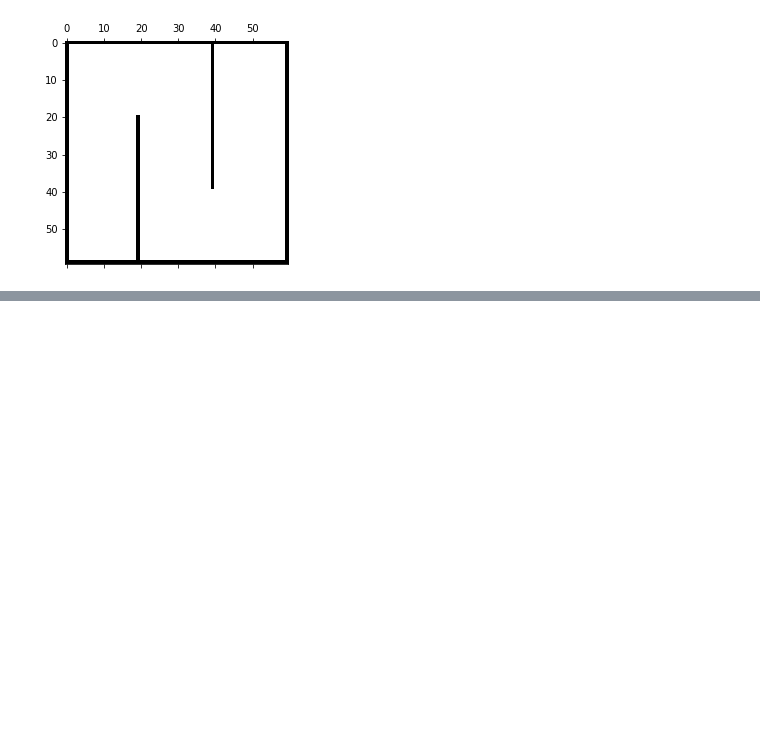
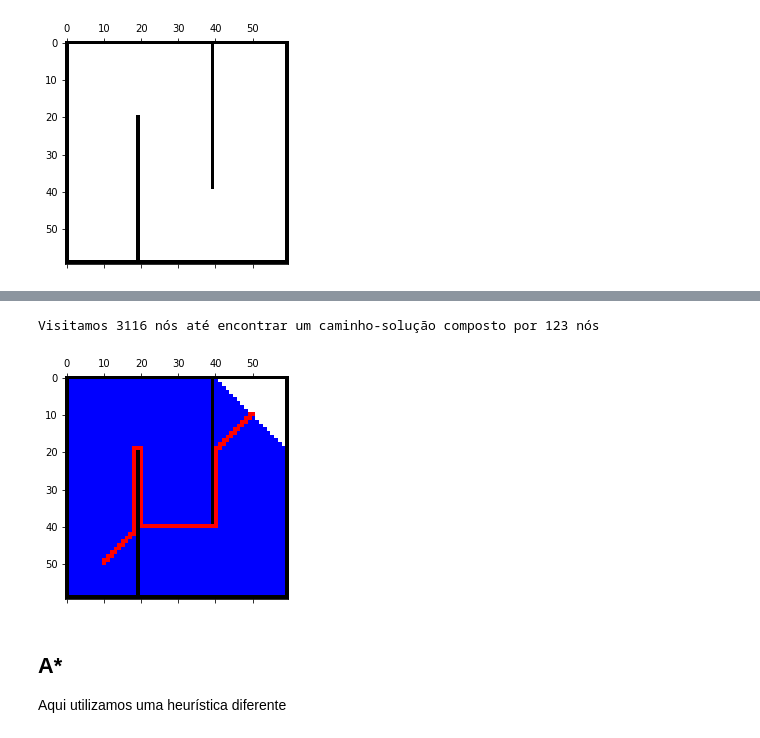
Before and after one commit to AkariUeda/mc906-lab1, a Jupyter notebook: mc906-lab1.ipynb, the cells around one changed output, grey strips where cells are left out. Drawn from its saved outputs; the diff is of its cells as text; code cells hidden in the pictures; blank space fills up the shorter version.

```diff
--- a/mc906-lab1.ipynb
+++ b/mc906-lab1.ipynb
@@ -62,0 +191,50 @@ state = UndirectedGraph(state)
+# %%
+def best_first_graph_search(problem, f):
+    """Search the nodes with the lowest f scores first.
+    You specify the function f(node) that you want to minimize; for example,
+    if f is a heuristic estimate to the goal, then we have greedy best
+    first search; if f is node.depth then we have breadth-first search.
+    There is a subtlety: the line "f = memoize(f, 'f')" means that the f
+    values will be cached on the nodes as they are computed. So after doing
+    a best first search you can examine the f values of the path returned."""
+    f = memoize(f, 'f')
+    node = Node(problem.initial)
+    node.parent = None
+    visitations = 0
+    frontier = PriorityQueue('min', f)
+    frontier.append(node)
+    explored = set()
+    while frontier:
+        node = frontier.pop()
+        visitations += 1
+        if problem.goal_test(node.state):
+            return node, visitations, explored
+        explored.add(node.state)
+        for child in node.expand(problem):
+            child.parent = node
+            if child.state not in explored and child not in frontier:
+                frontier.append(child)
+            elif child in frontier:
+                if f(child) < frontier[child]:
+                    del frontier[child]
+                    frontier.append(child)
+    return None
+# %%
+def astar_search(problem, h=None):
+    """A* search is best-first graph search with f(n) = g(n)+h(n).
+    You need to specify the h function when you call astar_search, or
+    else in your Problem subclass."""
+    h = memoize(h or problem.h, 'h')
+    return best_first_graph_search(problem, lambda n: n.path_cost + h(n))
+# %%
+node, visitations, explored = astar_search(problem,f1)
+path = create_path(node)
+print_path(path, explored)
+print("Visitamos %d nós até encontrar um caminho-solução composto por %d nós" % (visitations, len(path)))
+# %% [output]
+Visitamos 3116 nós até encontrar um caminho-solução composto por 123 nós
+[figure, added]
+# %% [markdown]
+## A*
+
+Aqui utilizamos uma heurística diferente
```
Also changed, not shown: parts of 34 cells of this notebook, 6 other files.
